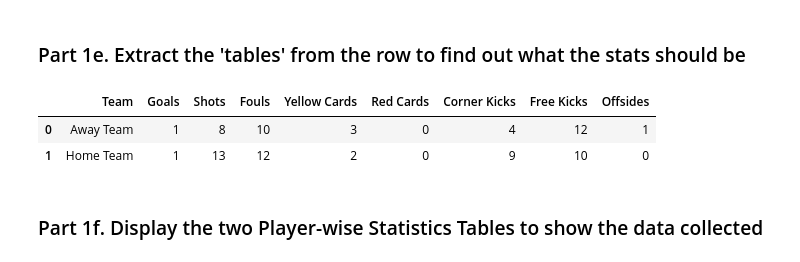
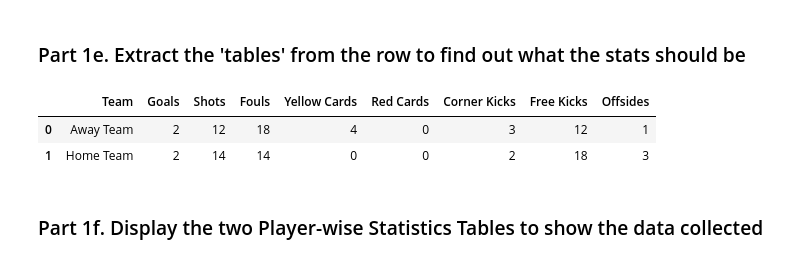
Before and after one commit to rishabhbaral-asu/SportsBench, a Jupyter notebook: LiveSum.ipynb, the cells around one changed output. Drawn from its saved outputs; the diff is of its cells as text; code cells hidden in the pictures.

```diff
--- a/LiveSum.ipynb
+++ b/LiveSum.ipynb
@@ -300,25 +413,25 @@ display(away_df)
 ### Part 1e. Extract the 'tables' from the row to find out what the stats should be
 # %%
 # Extract the table string from the first row of train_df
-table_string = train_df.iloc[0]['table']
+table_string = train_df.iloc[19]['table']
 
 # Split the table string into rows
 table_rows = table_string.split('<NEWLINE>')
 
 # Extract the header and data rows
 header = table_rows[0].split(',')
 data = [row.split(',') for row in table_rows[1:]]
 
 # Create a pandas DataFrame
 table_df = pd.DataFrame(data, columns=header)
 
 
 # Display the DataFrame
 display(table_df)
 # %% [output]
 |  | Team | Goals | Shots | Fouls | Yellow Cards | Red Cards | Corner Kicks | Free Kicks | Offsides |
-| 0 | Away Team | 1 | 8 | 10 | 3 | 0 | 4 | 12 | 1 |
-| 1 | Home Team | 1 | 13 | 12 | 2 | 0 | 9 | 10 | 0 |
+| 0 | Away Team | 2 | 12 | 18 | 4 | 0 | 3 | 12 | 1 |
+| 1 | Home Team | 2 | 14 | 14 | 0 | 0 | 2 | 18 | 3 |
 # %% [markdown]
 ### Part 1f. Display the two Player-wise Statistics Tables to show the data collected
 # %%
```
Also changed, not shown: parts of 21 cells of this notebook.
